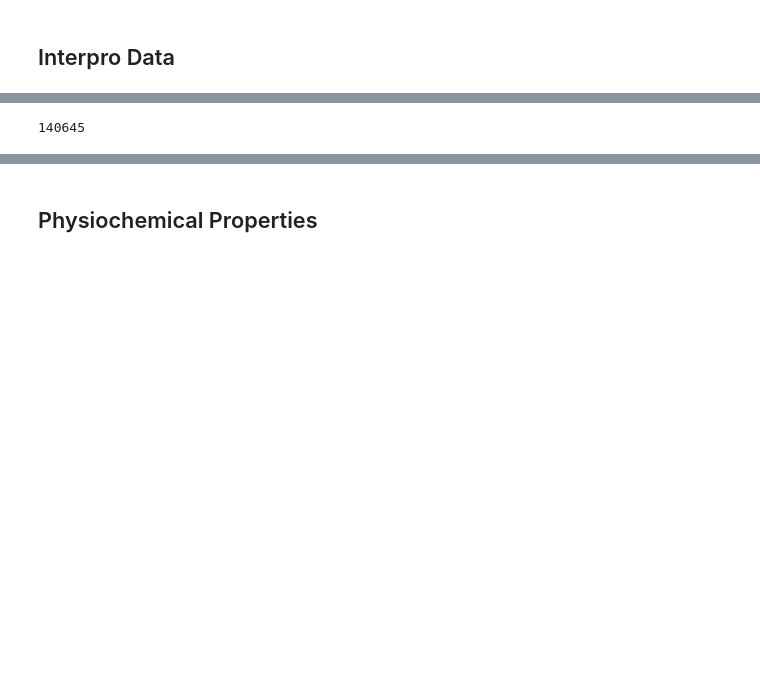
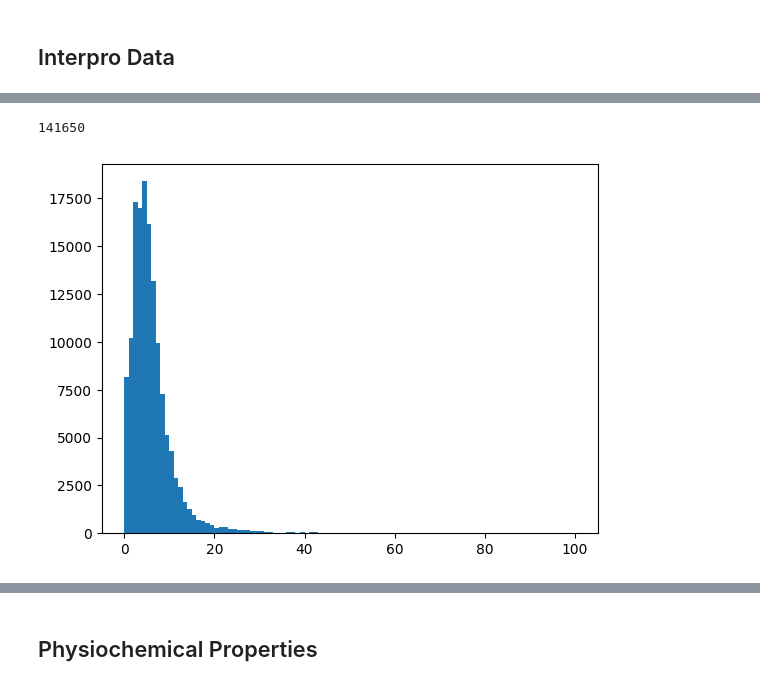
Before and after one commit to m5k5/KaggleCAFAChallenge, a Jupyter notebook: MultiModal.ipynb, the cells around one changed output, grey strips where cells are left out. Drawn from its saved outputs; the diff is of its cells as text; code cells hidden in the pictures; blank space fills up the shorter version.

```diff
--- a/MultiModal.ipynb
+++ b/MultiModal.ipynb
@@ -296,31 +325,28 @@ with open(os.path.join(DATA_PATH,'MLB_InterPro_'+SO+'.pkl'), 'wb') as f:
 # %%
-import json
-
-with open(os.path.join(DATA_PATH_INTERPRO, "train_sequences1.fasta.json")) as f:
-    iprData1 = json.load(f)
-
-with open(os.path.join(DATA_PATH_INTERPRO, "train_sequences2.fasta.json")) as f:
-    iprData2 = json.load(f)
+len(allInterproData)
+# %% [output]
+141650
 # %%
 
 iprIds = {}
 
 
-for entry in tqdm([*iprData1["results"], *iprData2["results"]]):
+for entry in tqdm(allInterproData):
     entryId = entry["xref"][0]["id"]
     matches=[]
     for match in entry["matches"]:
         sigEntry = match["signature"]["entry"]
         if(sigEntry):
             type = sigEntry["type"]
-            if type=="DOMAIN" or type=="REPEAT" or type=="FAMILY":
+            if type=="DOMAIN" or type=="REPEAT" or type=="FAMILY" or type=="HOMOLOGOUS_SUPERFAMILY":
                 iprId = match["signature"]["entry"]["accession"]
                 matches.append(iprId)
     iprIds[entryId] = matches
 # %%
-len(iprIds)
+iprClassCount = [len(iprIds[iprId]) for iprId in iprIds]
+res=plt.hist(iprClassCount, 100, (0,100))
 # %% [output]
-140645
+[figure, added]
 # %%
 testInput = mlbInterPro.transform([iprIds["Q55G04"]])
 np.count_nonzero(testInput)
```
Also changed, not shown: parts of 11 cells of this notebook, 3 other files.
